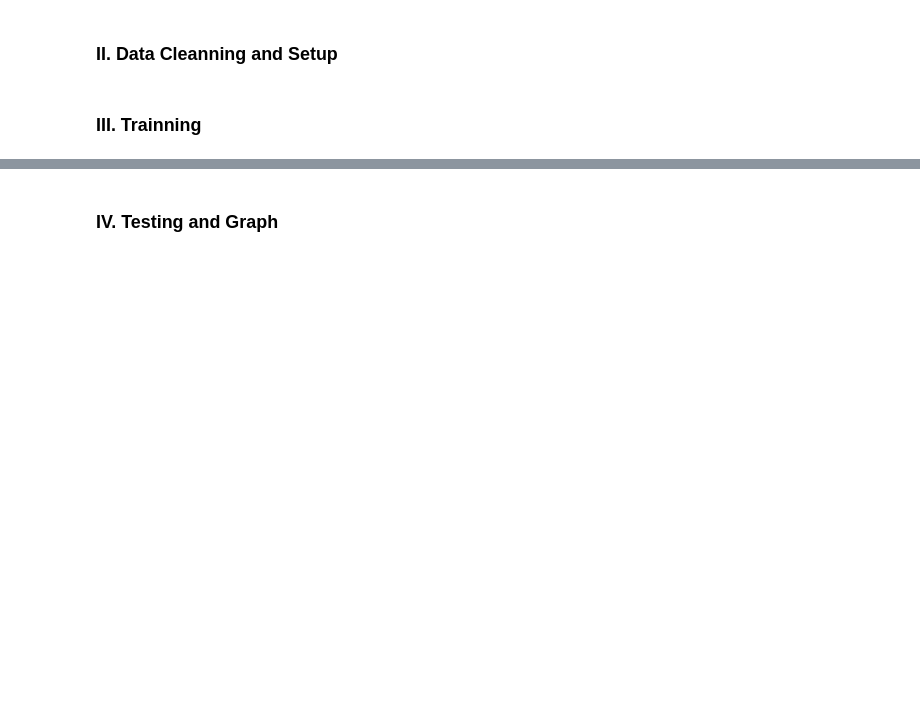
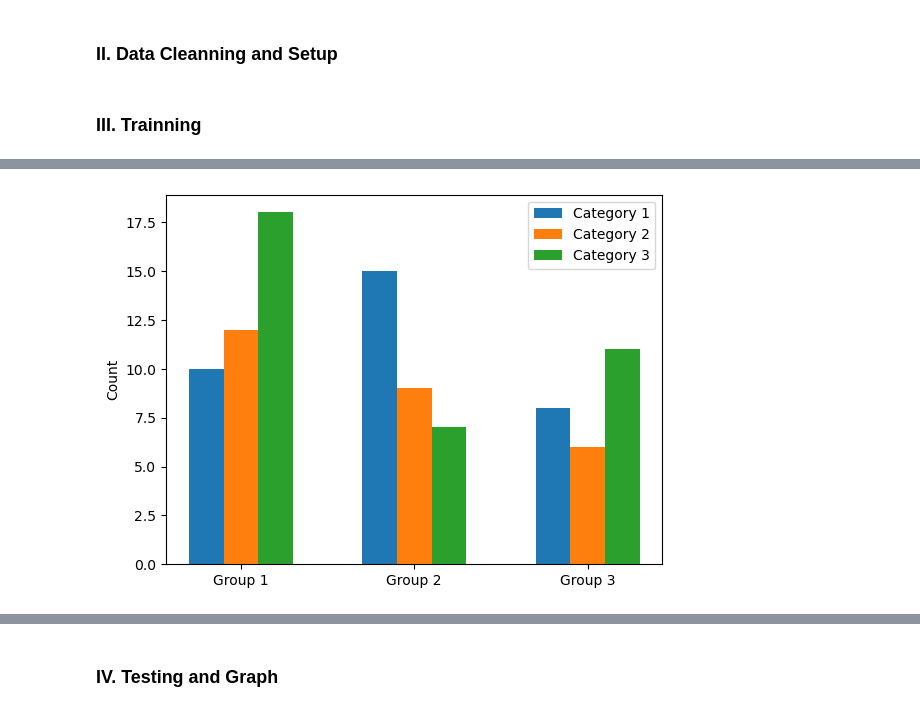
Before and after one commit to minhngo3818/cs178-diabetes-project, a Jupyter notebook: main.ipynb, the cells around one changed output, grey strips where cells are left out. Saved outputs shown, nothing was run; the diff lists cells and outputs as text; code cells hidden in the pictures; blank space fills up the shorter version.

```diff
--- a/main.ipynb
+++ b/main.ipynb
@@ -137,0 +112,30 @@ df.describe()
+# %%
+# Sample data
+categories = ['Category 1', 'Category 2', 'Category 3']
+group_names = ['Group 1', 'Group 2', 'Group 3']
+counts = np.array([[10, 15, 8],
+                   [12, 9, 6],
+                   [18, 7, 11]])
+
+# Determine the width of each bar and the positions of the groups
+bar_width = 0.2
+group_positions = np.arange(len(group_names))
+
+# Plot the bars for each category
+for i, category in enumerate(categories):
+    bar_positions = group_positions + (i * bar_width)
+    plt.bar(bar_positions, counts[i], width=bar_width, label=category)
+
+# Set the x-axis tick positions and labels
+plt.xticks(group_positions + bar_width * (len(categories) - 1) / 2, group_names)
+
+# Set the y-axis label
+plt.ylabel('Count')
+
+# Add a legend
+plt.legend()
+
+# Show the plot
+plt.show()
+# %% [output]
+[figure, added]
```
Also changed, not shown: parts of 17 cells of this notebook.
